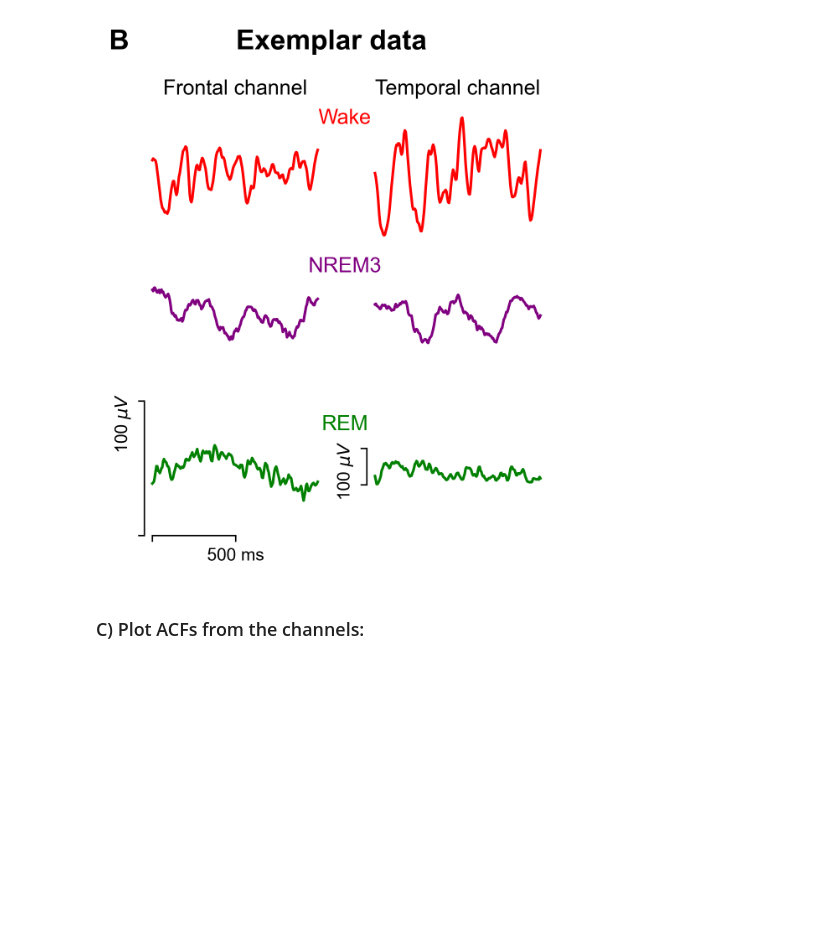
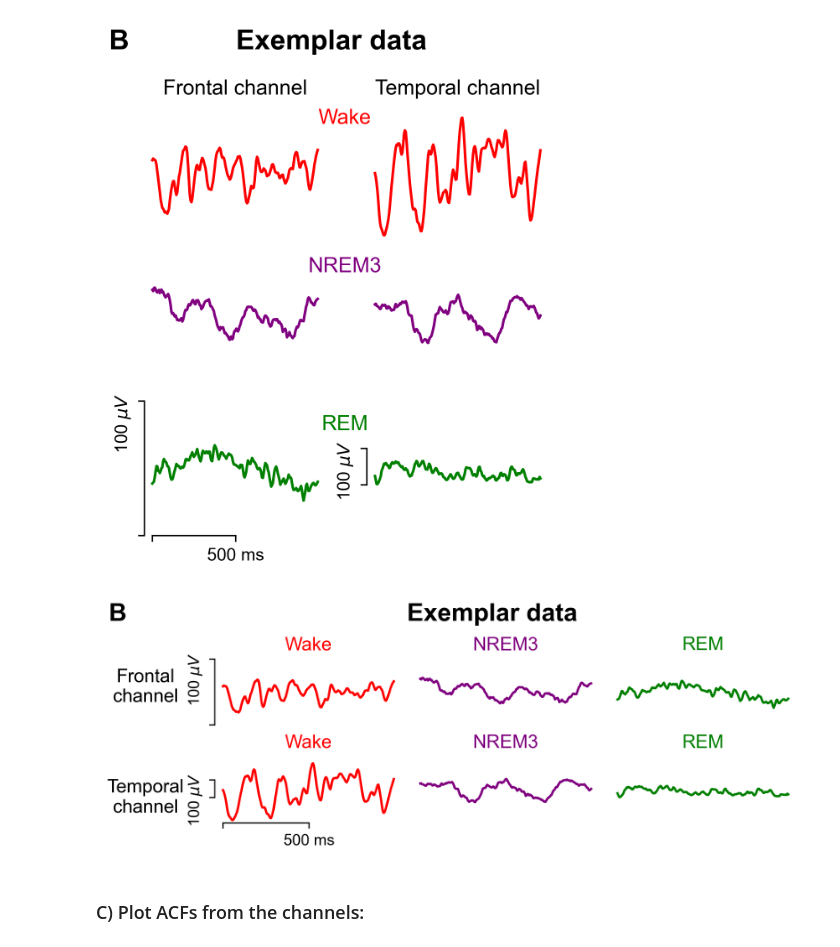
Before and after one commit to cusinatr/MNI-Analysis, a Jupyter notebook: Analysis/Figures/Fig_intro.ipynb, the cells around one changed output. Saved outputs shown, nothing was run; the diff lists cells and outputs as text; code cells hidden in the pictures; blank space fills up the shorter version.

```diff
--- a/Analysis/Figures/Fig_intro.ipynb
+++ b/Analysis/Figures/Fig_intro.ipynb
@@ -297,6 +296,85 @@ plots.save_figure(fig, fig_path.joinpath(f"traces_{pats[0]}.svg"))
 plt.show()
 # %% [output]
 [figure]
+# %%
+sfreq = data["SamplingFrequency"][0, 0]
+
+# Times for traces plot
+t_start = {chans[0]: 1, chans[1]: 19}
+t_end = {ch: t + 1 for ch, t in t_start.items()}
+ylims = {chans[0]: [-50, 50], chans[1]: [-195, 180]}
+
+# Figure
+figsize = (14, 5) # cm
+fig, axs = plt.subplots(
+        2,
+        3,
+        figsize=plots._get_figsize_inches(figsize),
+        layout="constrained",
+        dpi=300,
+    )
+# Plot traces
+for j, ch in enumerate(chans):
+    idx_start = int(t_start[ch] * sfreq)
+    idx_end = int(t_end[ch] * sfreq)
+    idx = df_info.loc[df_info["chan"] == ch].index[0]
+    axs[j, 0].plot(data_W[idx, idx_start:idx_end], c=color_stages["W"], label="Wake")
+    axs[j, 0].set_title("Wake", fontsize=plots.fsize.TITLE_SIZE, color=color_stages["W"])
+    axs[j, 1].plot(data_N3[idx, idx_start:idx_end], c=color_stages["N3"], label="NREM3")
+    axs[j, 1].set_title("NREM3", fontsize=plots.fsize.TITLE_SIZE, color=color_stages["N3"])
+    axs[j, 2].plot(data_R[idx, idx_start:idx_end] - 15, c=color_stages["R"], label="REM")
+    axs[j, 2].set_title("REM", fontsize=plots.fsize.TITLE_SIZE, color=color_stages["R"])
+    # axs[j, 0].set_title(f"{lobes[j]} channel", fontsize=plots.fsize.TITLE_SIZE)
+    for i in range(3):
+        axs[j, i].set_ylim(ylims[ch])
+        if i != 0:
+            plots._format_spines(axs[j, i], s_inv=["bottom", "left", "top", "right"])
+            axs[j, i].set_xticks([])
+            axs[j, i].set_yticks([])
+        else:
+            if j == 1:
+                plots._format_spines(axs[j, i], s_inv=["top", "right"],
+                                    s_bounds={"bottom": (0, int(sfreq / 2)), "left": (-50, 50)})
+            else:
+                axs[j, i].set_xticks([])
+                plots._format_spines(axs[j, i], s_inv=["top", "right", "bottom"],
+                                    s_bounds={"left": (-50, 50)})
+
+# Set scale bars
+axs[1, 0].set_xticks(
+    [0, int(sfreq / 2)],
+    labels=["", "500 ms"],
+    fontsize=plots.fsize.TICK_SIZE,
+)
+axs[0, 0].set_yticks(
+    [-50, 50],
+    labels=["", r"100 $\mu V$"],
+    fontsize=plots.fsize.TICK_SIZE,
+    rotation=90,
+)
+axs[1, 0].set_yticks(
+    [-50, 50],
+    labels=["", r"100 $\mu V$"],
+    fontsize=plots.fsize.TICK_SIZE,
+    rotation=90,
+)
+
+# Adjust plot
+# plt.figtext(0.53, 0.9, "Wake", c=color_stages["W"], size=plots.fsize.TITLE_SIZE, ha="center")
+# plt.figtext(0.53, 0.6, "NREM3", c=color_stages["N3"], size=plots.fsize.TITLE_SIZE, ha="center")
+# plt.figtext(0.53, 0.28, "REM", c=color_stages["R"], size=plots.fsize.TITLE_SIZE, ha="center")
+plt.figtext(-0.06, 0.75, "Frontal\nchannel", c="k", size=plots.fsize.TITLE_SIZE, ha="center", va="center")
+plt.figtext(-0.06, 0.25, "Temporal\nchannel", c="k", size=plots.fsize.TITLE_SIZE, ha="center", va="center")
+
+# Annotate panel
+# axs[0, 0].text(-0.15, 1.05, "B", transform=axs[0, 0].transAxes, size=16, weight='bold')
+plt.figtext(-0.12, 1.05, "B", size=16, weight='bold')
+plt.figtext(0.5, 1.05, "Exemplar data", size=16, weight='bold', ha="center")
+
+plots.save_figure(fig, fig_path.joinpath(f"traces_{pats[0]}_2.svg"))
+plt.show()
+# %% [output]
+[figure, added]
 # %% [markdown]
 ### C) Plot ACFs from the channels:
 # %%
```
Also changed, not shown: parts of 5 cells of this notebook, 5 other files.
